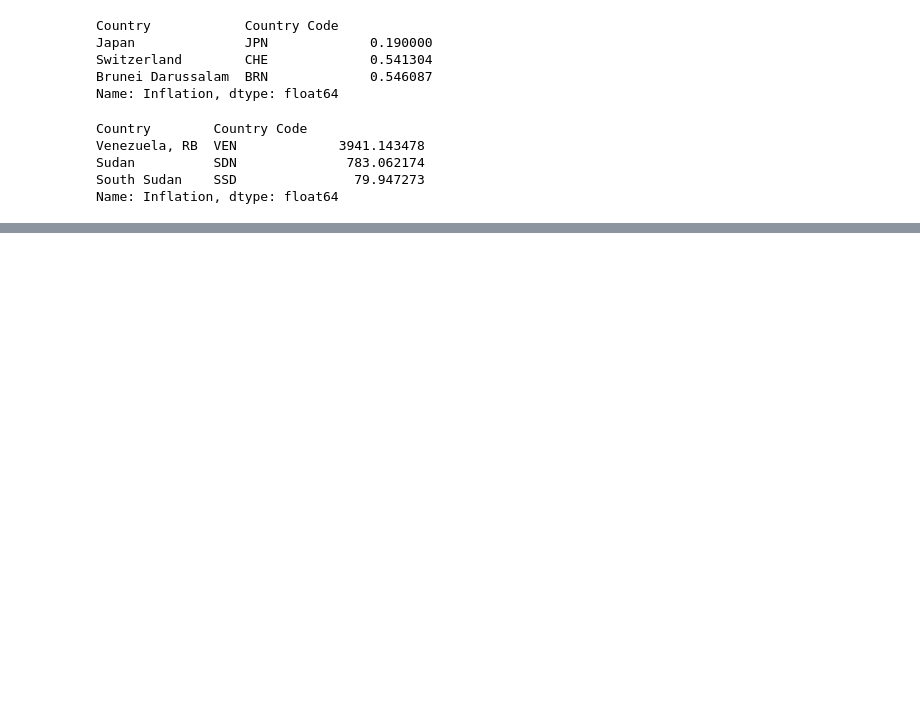
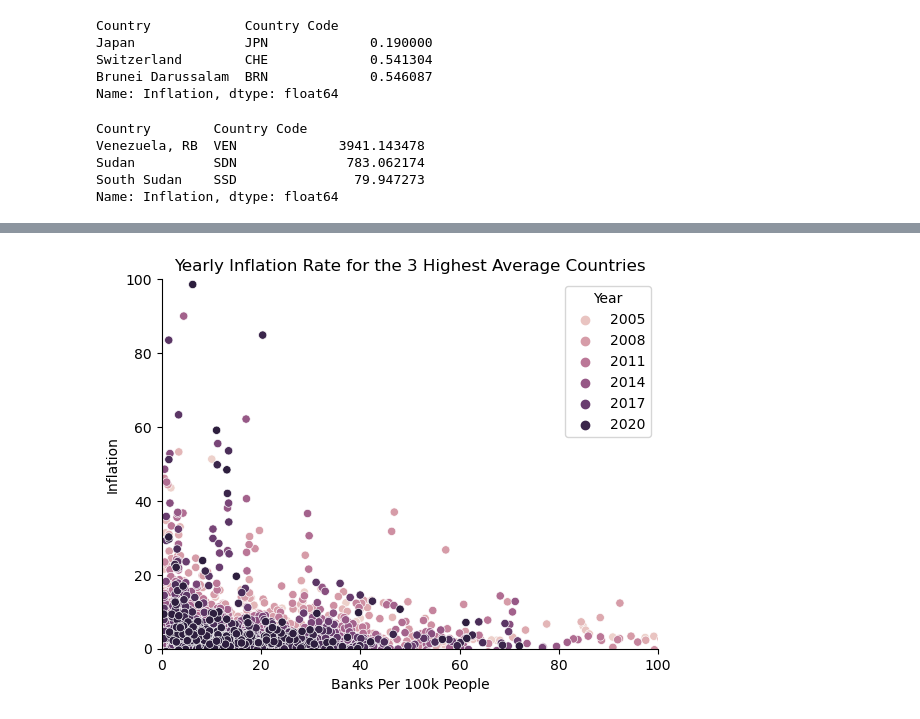
Before and after one commit to Dpassioura/Correlation-Between-inflation-banking-institutions, a Jupyter notebook: nainflation.ipynb, the cells around one changed output, grey strips where cells are left out. Cells and saved outputs as stored; diff of their text form; code cells hidden in the pictures; blank space fills up the shorter version.

```diff
--- a/nainflation.ipynb
+++ b/nainflation.ipynb
@@ -277,0 +270,3 @@ plt.show()
+# %%
+dfz = pd.read_excel(r'C:\Users\kingd\Documents\mydata\Banking.xlsx')
+dfz.head()
@@ -277,0 +281,3 @@ plt.show()
+# %%
+df_bank = dfz[['Economy', 'Year', 'ISO-3 code', 'Number of commercial bank branches per 100,000 adults']]
+display(df_bank)
@@ -277,0 +298,4 @@ plt.show()
+# %%
+dfwide["Year"] = dfwide["Year"].astype("int32")
+merged_df = pd.merge(dfwide, df_bank, left_on=['Country Code', 'Year'], right_on=['ISO-3 code', 'Year'])
+display(merged_df)
@@ -277,0 +316,4 @@ plt.show()
+# %%
+merged_df = merged_df.rename(columns={'Number of commercial bank branches per 100,000 adults': 'Banks Per Person'})
+merged_df = merged_df.dropna(subset=['Banks Per Person'])
+display(merged_df)
@@ -277,0 +334,11 @@ plt.show()
+# %%
+sns.scatterplot(x='Banks Per Person', y='Inflation', data=merged_df, hue='Year')
+plt.xlabel("Banks Per 100k People")
+plt.ylabel("Inflation")
+plt.title("Yearly Inflation Rate for the 3 Highest Average Countries")
+plt.xlim(0, 100)
+plt.ylim(0, 100)
+sns.despine()
+plt.show()
+# %% [output]
+[figure, added]
```
Also changed, not shown: parts of 12 cells of this notebook.
